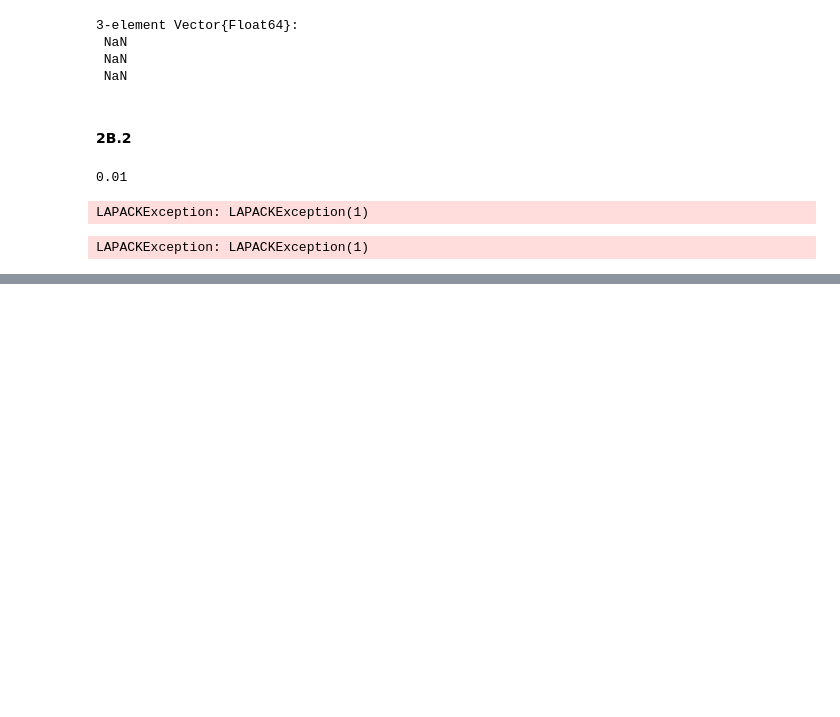
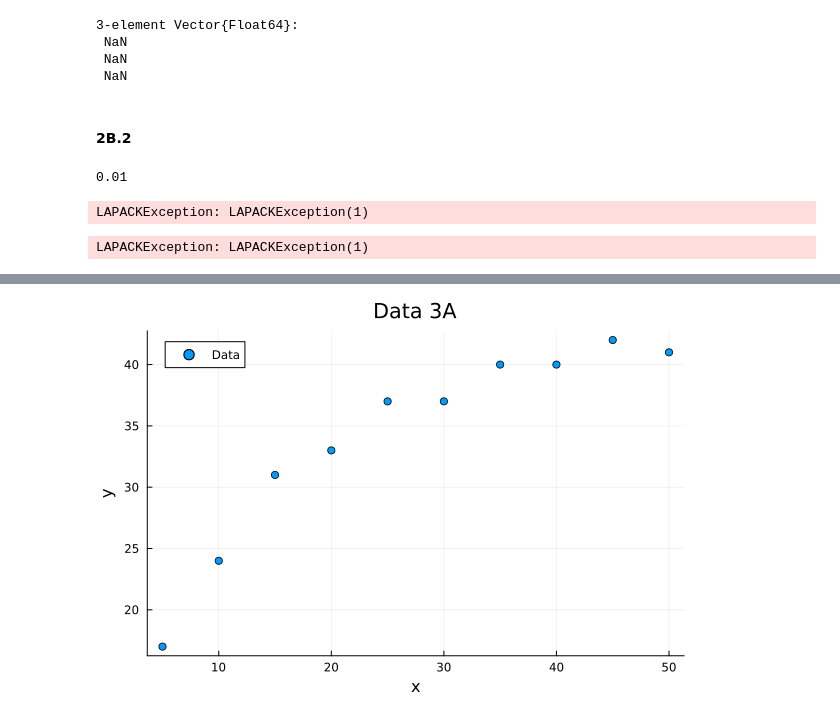
Before and after one commit to DaveAlsina/8tavoSemestre, a Jupyter notebook: numerico/taller3/taller3solucion.ipynb, the cells around one changed output, grey strips where cells are left out. Cells and saved outputs as stored; diff of their text form; code cells hidden in the pictures; blank space fills up the shorter version.

```diff
--- a/numerico/taller3/taller3solucion.ipynb
+++ b/numerico/taller3/taller3solucion.ipynb
@@ -203,0 +210,10 @@ LAPACKException: LAPACKException(1)
+# %%
+start = 5
+end_ = 50
+x = vec(range(start = start, stop = end_, step = 5))
+y = vec([17 24 31 33 37 37 40 40 42 41])
+points = [(x[i], y[i]) for i in 1:length(x)]
+
+scatter(x, y, label = "Data", xlabel = "x", ylabel = "y", title = "Data 3A")
+# %% [output]
+[figure, added]
```
Also changed, not shown: parts of 20 cells of this notebook, 3 other files.
